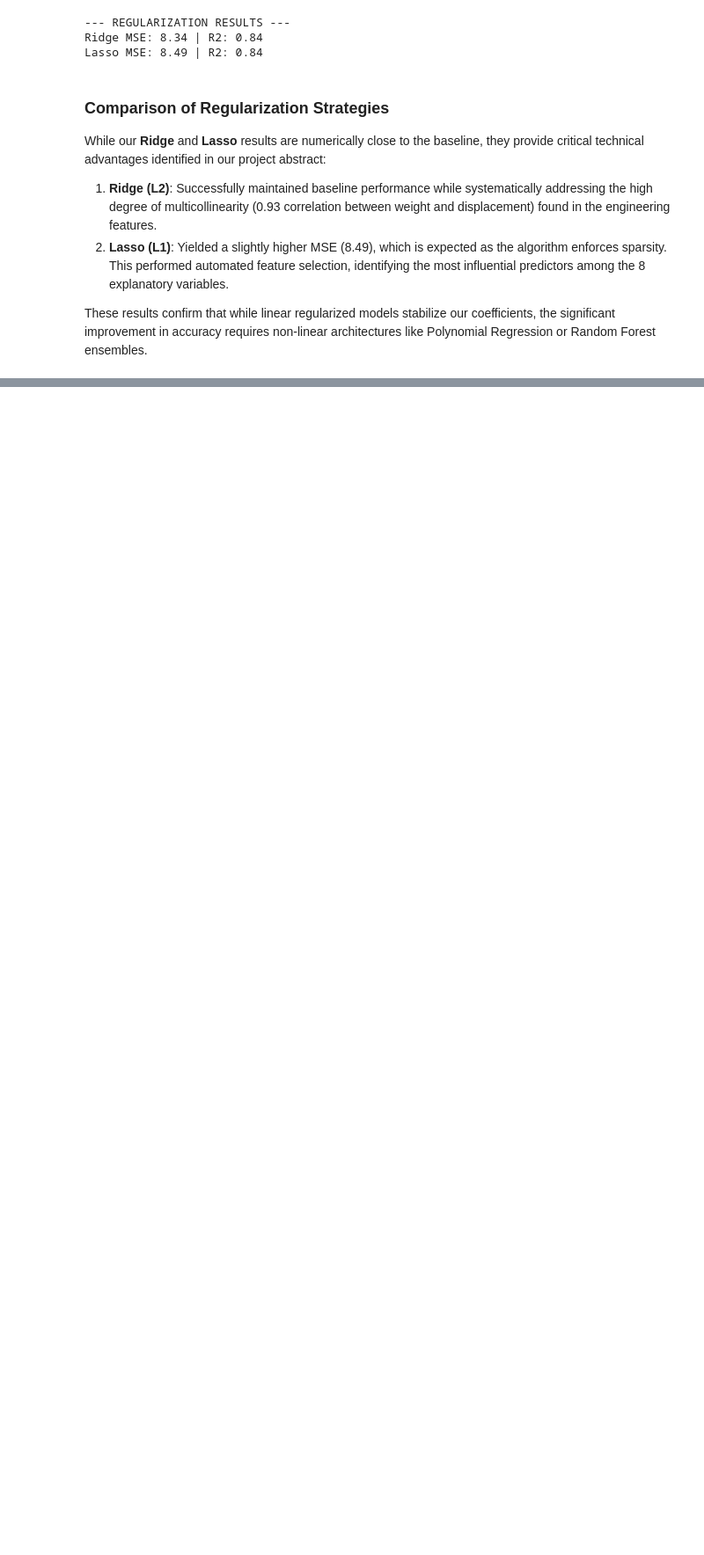
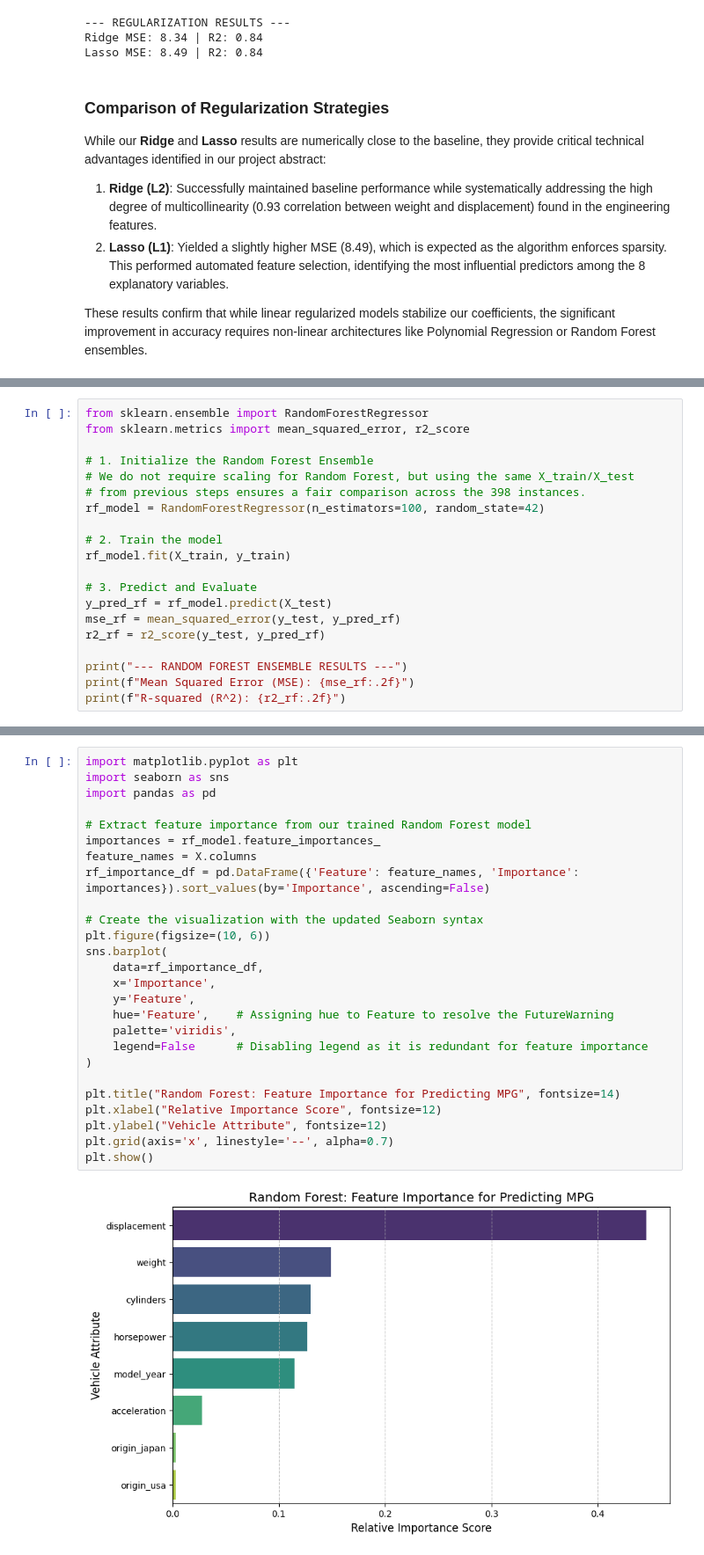
Before and after one commit to panosgv/auto-mpg-regression-analysis, a Jupyter notebook: notebooks/02_Main_Analysis.ipynb, the cells around one changed output, grey strips where cells are left out. Shown at 88% size. Saved outputs shown, nothing was run; the diff lists cells and outputs as text; blank space fills up the shorter version.

Commit message:
SVR and Random Forests

```diff
--- a/notebooks/02_Main_Analysis.ipynb
+++ b/notebooks/02_Main_Analysis.ipynb
@@ -296,0 +374,20 @@ These results confirm that while linear regularized models stabilize our coeffic
+# %%
+from sklearn.ensemble import RandomForestRegressor
+from sklearn.metrics import mean_squared_error, r2_score
+
+# 1. Initialize the Random Forest Ensemble
+# We do not require scaling for Random Forest, but using the same X_train/X_test
+# from previous steps ensures a fair comparison across the 398 instances.
+rf_model = RandomForestRegressor(n_estimators=100, random_state=42)
+
+# 2. Train the model
+rf_model.fit(X_train, y_train)
+
+# 3. Predict and Evaluate
+y_pred_rf = rf_model.predict(X_test)
+mse_rf = mean_squared_error(y_test, y_pred_rf)
+r2_rf = r2_score(y_test, y_pred_rf)
+
+print("--- RANDOM FOREST ENSEMBLE RESULTS ---")
+print(f"Mean Squared Error (MSE): {mse_rf:.2f}")
+print(f"R-squared (R^2): {r2_rf:.2f}")
@@ -296,0 +402,28 @@ These results confirm that while linear regularized models stabilize our coeffic
+# %%
+import matplotlib.pyplot as plt
+import seaborn as sns
+import pandas as pd
+
+# Extract feature importance from our trained Random Forest model
+importances = rf_model.feature_importances_
+feature_names = X.columns
+rf_importance_df = pd.DataFrame({'Feature': feature_names, 'Importance': importances}).sort_values(by='Importance', ascending=False)
+
+# Create the visualization with the updated Seaborn syntax
+plt.figure(figsize=(10, 6))
+sns.barplot(
+    data=rf_importance_df,
+    x='Importance',
+    y='Feature',
+    hue='Feature',    # Assigning hue to Feature to resolve the FutureWarning
+    palette='viridis',
+    legend=False      # Disabling legend as it is redundant for feature importance
+)
+
+plt.title("Random Forest: Feature Importance for Predicting MPG", fontsize=14)
+plt.xlabel("Relative Importance Score", fontsize=12)
+plt.ylabel("Vehicle Attribute", fontsize=12)
+plt.grid(axis='x', linestyle='--', alpha=0.7)
+plt.show()
+# %% [output]
+[figure, added]
```
Also changed, not shown: parts of 7 cells of this notebook.
